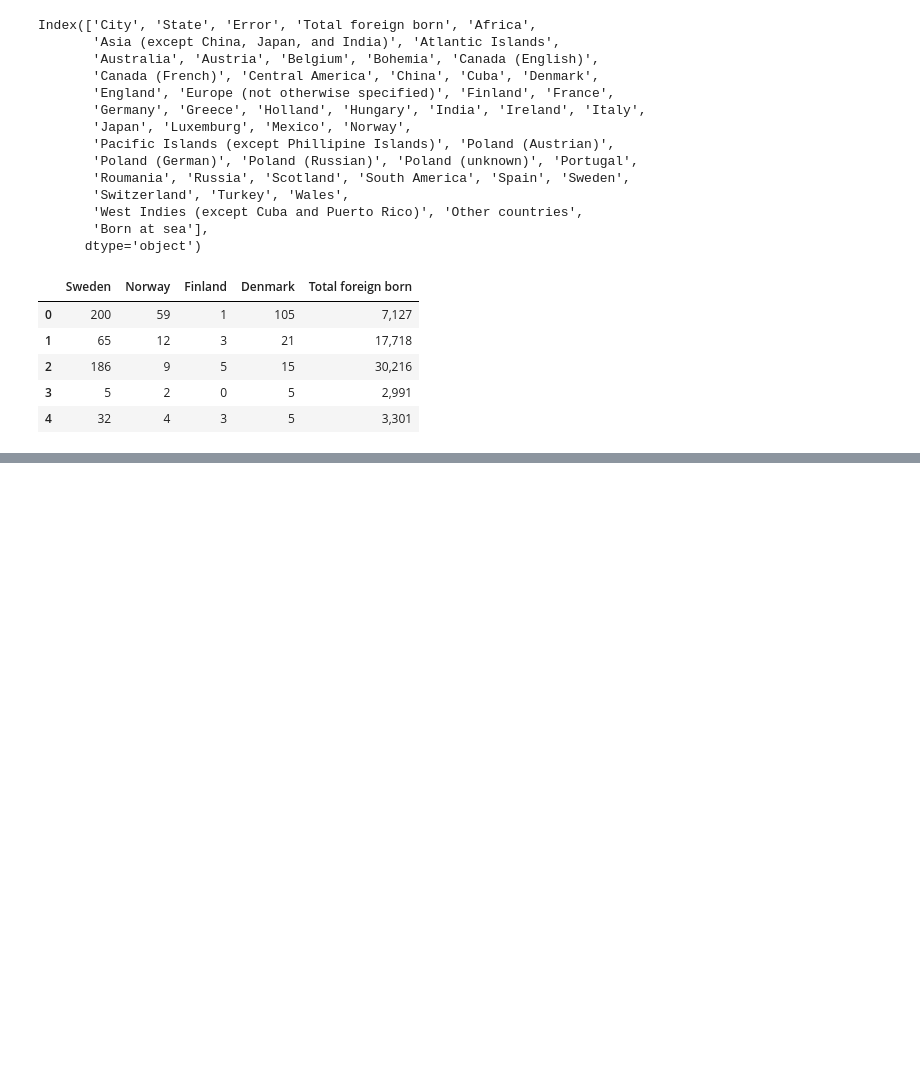
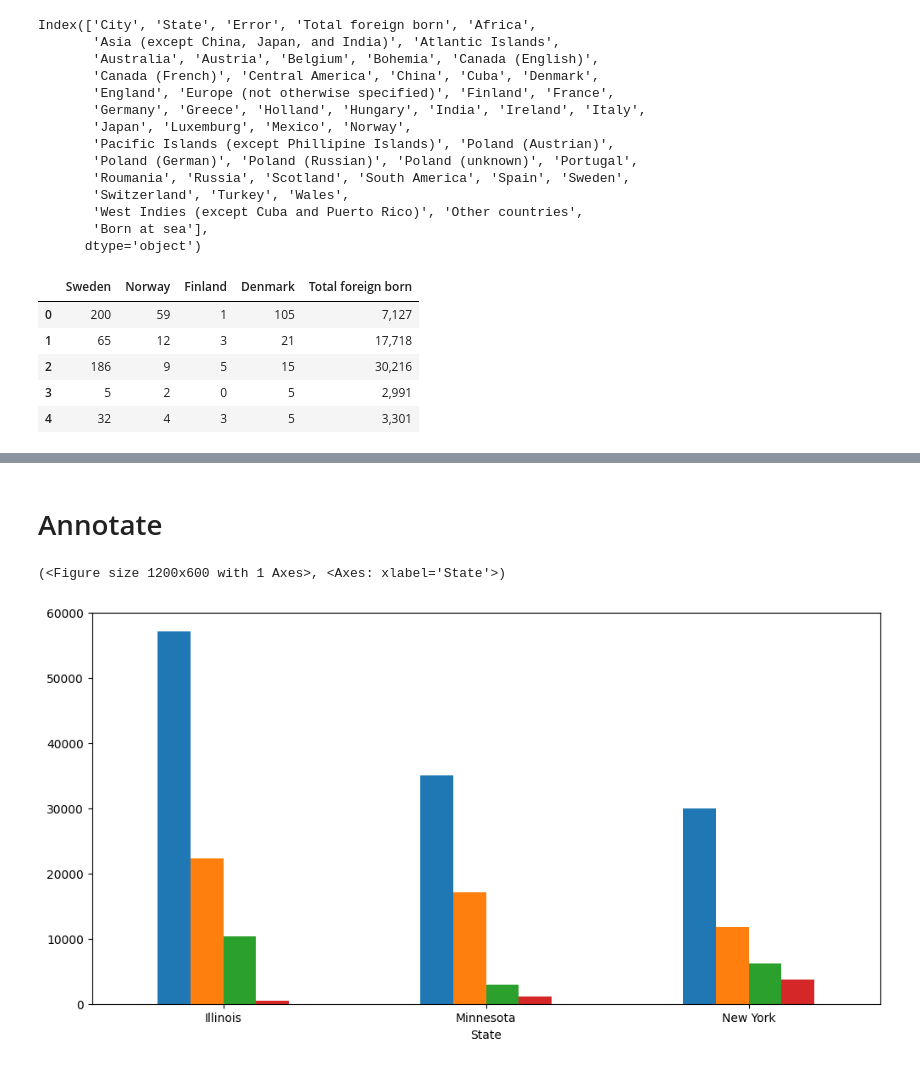
Before and after one commit to Nirre23/data_visualization, a Jupyter notebook: code_alongs/03_matplotlib_annotations/matplotlib_annotations.ipynb, the cells around one changed output, grey strips where cells are left out. Cells and saved outputs as stored; diff of their text form; code cells hidden in the pictures; blank space fills up the shorter version.

```diff
--- a/code_alongs/03_matplotlib_annotations/matplotlib_annotations.ipynb
+++ b/code_alongs/03_matplotlib_annotations/matplotlib_annotations.ipynb
@@ -86,0 +101,15 @@ df_nordic
+# %% [markdown]
+# Annotate
+# %%
+def nordic_plot():
+    ax = top_3_nordic.plot(kind = "bar", figsize=(12,6))
+    ax.set_xticklabels(top_3_nordic.index, rotation = 0)
+
+    fig = ax.get_figure()
+    ax.legend_.remove()
+    return fig, ax
+
+nordic_plot()
+# %% [output]
+(<Figure size 1200x600 with 1 Axes>, <Axes: xlabel='State'>)
+[figure, added]
```
Also changed, not shown: parts of 7 cells of this notebook, 6 other files.
